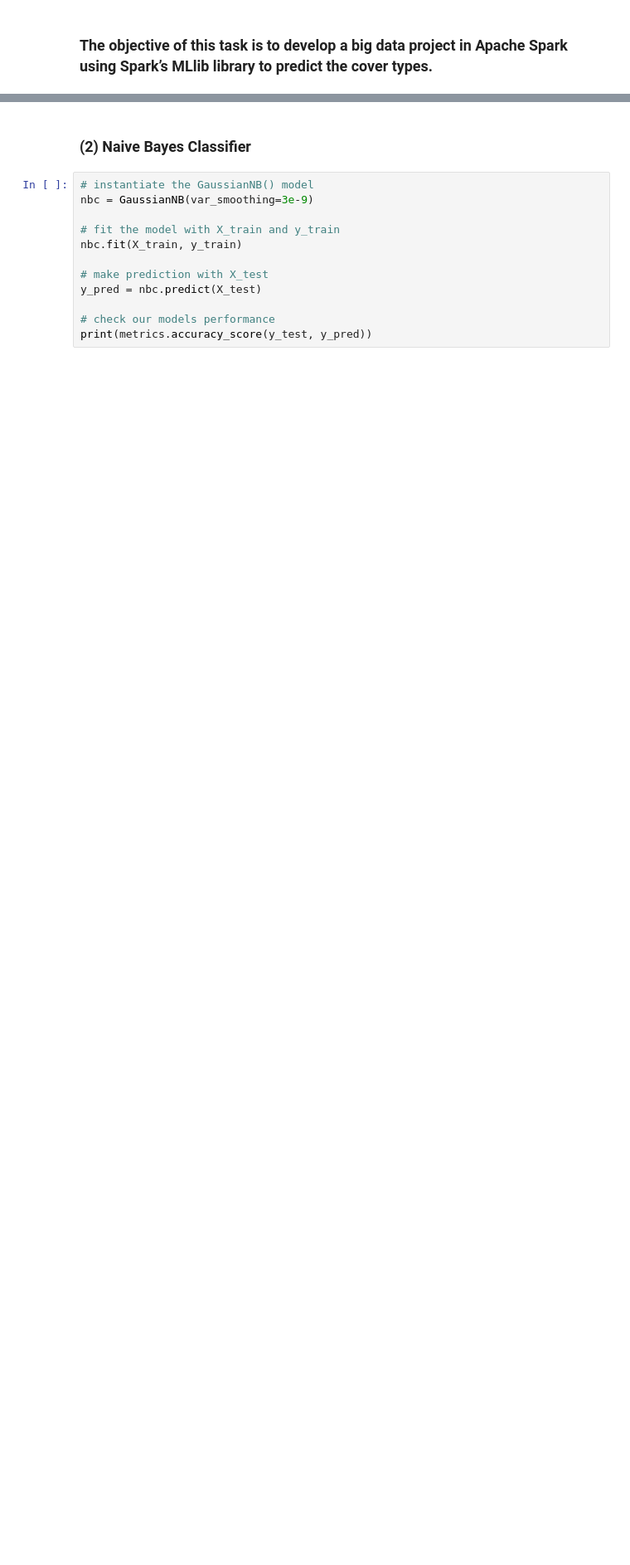
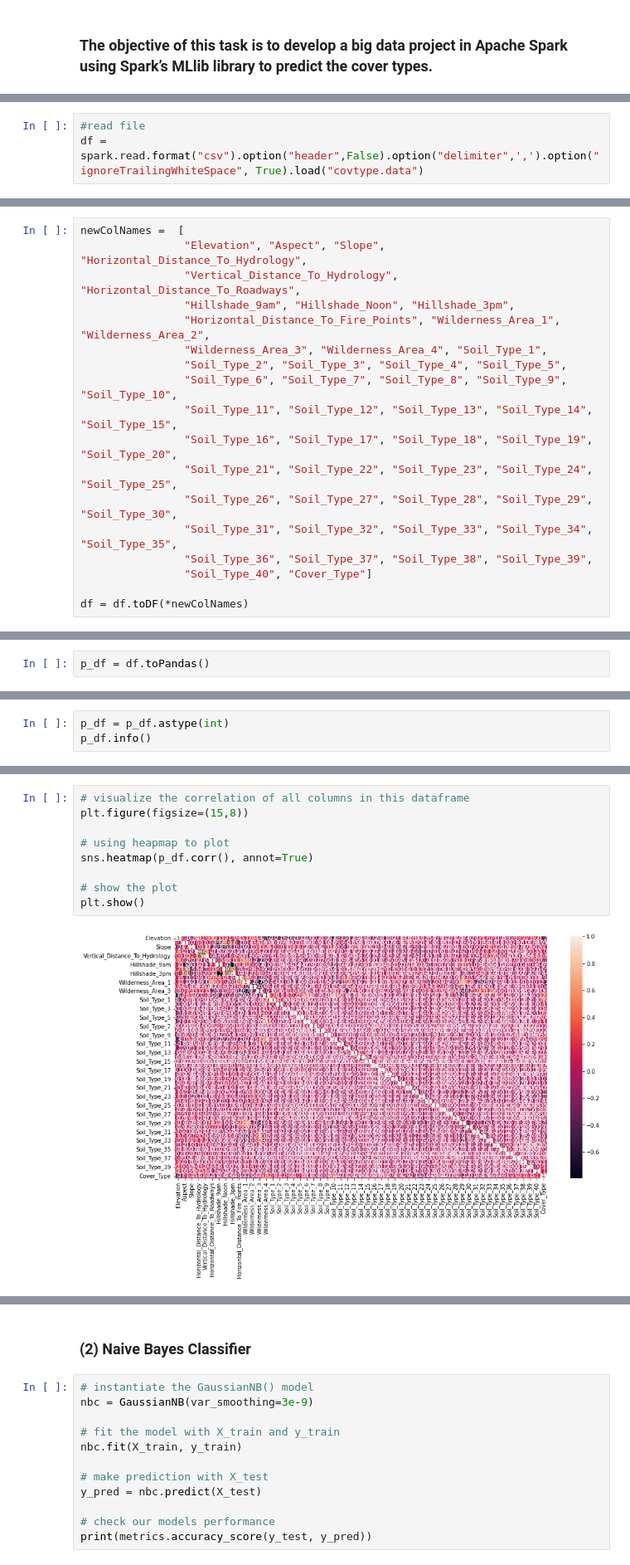
Before and after one commit to lyx97/CSCI316, a Jupyter notebook: Group 6/CSCI316_A2_Group_LeeYuXian_ChongHuiWen_TanKayceeWanChing.ipynb, the cells around one changed output, grey strips where cells are left out. Shown at 83% size. Saved outputs shown, nothing was run; the diff lists cells and outputs as text; blank space fills up the shorter version.

Commit message:
trying to do pandas to spark

```diff
--- a/Group 6/CSCI316_A2_Group_LeeYuXian_ChongHuiWen_TanKayceeWanChing.ipynb
+++ b/Group 6/CSCI316_A2_Group_LeeYuXian_ChongHuiWen_TanKayceeWanChing.ipynb
@@ -616,0 +47,3 @@ After tuning the model:
+# %%
+#read file
+df = spark.read.format("csv").option("header",False).option("delimiter",',').option("ignoreTrailingWhiteSpace", True).load("covtype.data")
@@ -616,0 +73,18 @@ After tuning the model:
+# %%
+newColNames =  [
+                "Elevation", "Aspect", "Slope", "Horizontal_Distance_To_Hydrology",
+                "Vertical_Distance_To_Hydrology", "Horizontal_Distance_To_Roadways",
+                "Hillshade_9am", "Hillshade_Noon", "Hillshade_3pm",
+                "Horizontal_Distance_To_Fire_Points", "Wilderness_Area_1", "Wilderness_Area_2",
+                "Wilderness_Area_3", "Wilderness_Area_4", "Soil_Type_1",
+                "Soil_Type_2", "Soil_Type_3", "Soil_Type_4", "Soil_Type_5",
+                "Soil_Type_6", "Soil_Type_7", "Soil_Type_8", "Soil_Type_9", "Soil_Type_10",
+                "Soil_Type_11", "Soil_Type_12", "Soil_Type_13", "Soil_Type_14", "Soil_Type_15",
+                "Soil_Type_16", "Soil_Type_17", "Soil_Type_18", "Soil_Type_19", "Soil_Type_20",
+                "Soil_Type_21", "Soil_Type_22", "Soil_Type_23", "Soil_Type_24", "Soil_Type_25",
+                "Soil_Type_26", "Soil_Type_27", "Soil_Type_28", "Soil_Type_29", "Soil_Type_30",
+                "Soil_Type_31", "Soil_Type_32", "Soil_Type_33", "Soil_Type_34", "Soil_Type_35",
+                "Soil_Type_36", "Soil_Type_37", "Soil_Type_38", "Soil_Type_39",
+                "Soil_Type_40", "Cover_Type"]
+
+df = df.toDF(*newColNames)
@@ -616,0 +111,2 @@ After tuning the model:
+# %%
+p_df = df.toPandas()
@@ -616,0 +149,3 @@ After tuning the model:
+# %%
+p_df = p_df.astype(int)
+p_df.info()
@@ -616,0 +295,11 @@ After tuning the model:
+# %%
+# visualize the correlation of all columns in this dataframe
+plt.figure(figsize=(15,8))
+
+# using heapmap to plot
+sns.heatmap(p_df.corr(), annot=True)
+
+# show the plot
+plt.show()
+# %% [output]
+[figure, added]
```
Also changed, not shown: parts of 109 cells of this notebook, 1 other file.
